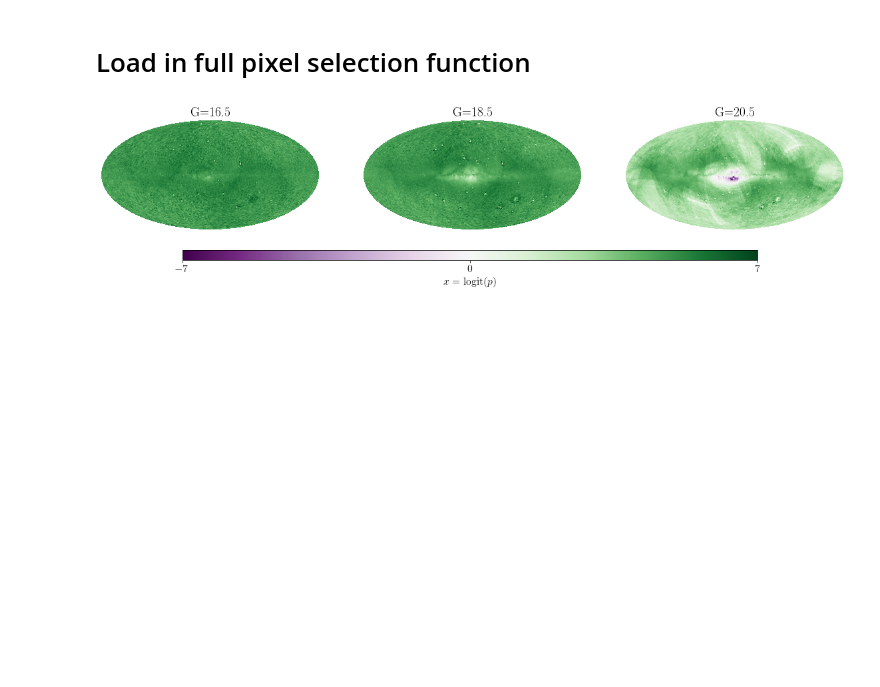
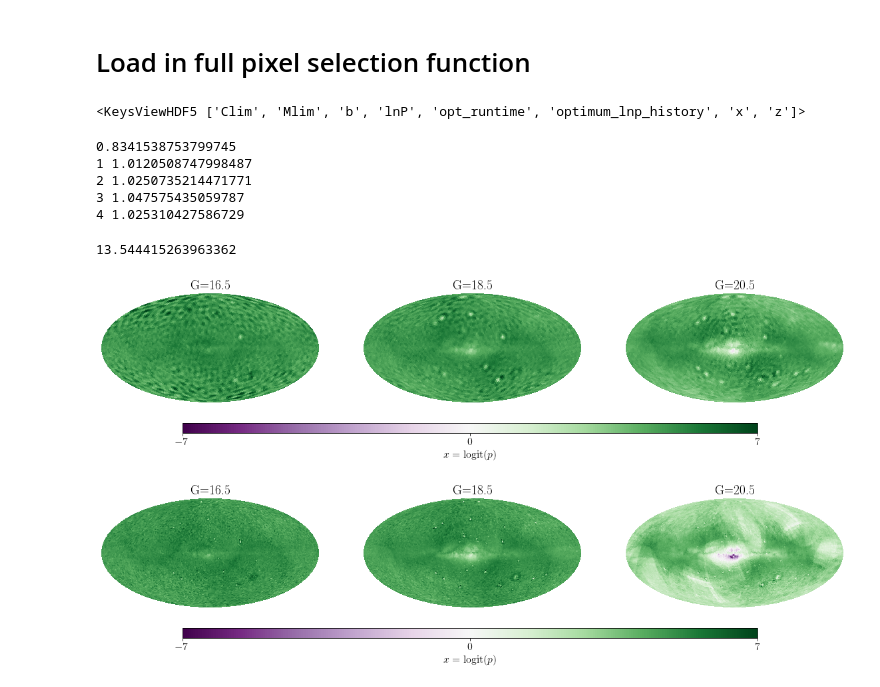
Before and after one commit to gaiaverse/astrometry, a Jupyter notebook: Results/Needlet Astrometry.ipynb, the cells around one changed output. Saved outputs shown, nothing was run; the diff lists cells and outputs as text; code cells hidden in the pictures; blank space fills up the shorter version.

```diff
--- a/Results/Needlet Astrometry.ipynb
+++ b/Results/Needlet Astrometry.ipynb
@@ -82,13 +82,13 @@ from selectionfunctions.source import Source
 import astropy.units as units
 from selectionfunctions.std_paths import data_dir
 # %%
-M = 85; C = 1; nside=64; jmax=5; B=3.; lengthscale = 0.3
+M = 21; C = 1; nside=32; jmax=4; B=2.; lengthscale = 0.3
 run_name = f"chisquare_jmax{jmax}_nside{nside}_M{M}_C{C}_l{lengthscale}_B{B}"
 basis_options = {'needlet':'chisquare', 'j':jmax, 'B':B, 'p':1.0, 'wavelet_tol':1e-2}
 sigma = [-0.81489922, -2.55429039]
 
 map_fname = run_name + "_scipy_results.h5"
-map_fname = run_name + "_ncores50mp_lbfgsb_scipy_latest.h5"
+map_fname = run_name + "_ncores20mp_lbfgsb_scipy_results.h5"
 # %%
 ast_sf = chisel(map_fname=map_fname, nside=64, C=C, M=M, basis_options=basis_options,
                 lengthscale_m=lengthscale, lengthscale_c=lengthscale,
@@ -229,11 +229,52 @@ plt.savefig('figs/%s_expected-x_3hpx.png' % run_name, bbox_inches='tight', dpi=2
 [figure]
 # %% [markdown]
 # Load in full pixel selection function
+# %%
+with h5py.File(os.path.join(data_dir(),map_fname), 'r') as f:
+    print(f.keys())
+# %% [output]
+<KeysViewHDF5 ['Clim', 'Mlim', 'b', 'lnP', 'opt_runtime', 'optimum_lnp_history', 'x', 'z']>
 # %%
 sf_box = {}
 with h5py.File(os.path.join(data_dir(),map_fname), 'r') as f:
     sf_box['x'] = f['x'][...]
     sf_box['b'] = f['b'][...]
+    sf_box['z'] = f['z'][...]
+    M_bins = np.linspace(*f['Mlim'][...], M)
+# %%
+i=1
+print(np.std(sf_box['z']))
+for j in range(1,jmax+1):
+    print(j, np.std(sf_box['z'][i:i+hp.nside2npix(j)]))
+    i+=hp.nside2npix(j)
+# %% [output]
+0.8341538753799745
+1 1.0120508747998487
+2 1.0250735214471771
+3 1.047575435059787
+4 1.025310427586729
+# %%
+np.max(sf_box['z'])
+# %% [output]
+13.544415263963362
+# %%
+#cmap = copy.copy(mpl.cm.get_cmap("viridis"))
+fig, axes = plt.subplots(1,3,figsize=(20,5))
+minmax=[-7,7]
+for i in range(3):
+    plt.sca(axes[i])
+    g_idx = np.sum(M_bins<g[i])-1
+    hp.mollview(sf_box['x'][g_idx,0], nest=True, notext=True,min=minmax[0],max=minmax[1],
+                coord=['C','G'], title='G=%.1f'%g[i], cmap='PRGn', hold=True, cbar=False, xsize=2000)
+#     print()
+
+ax = fig.add_axes([0.21, 0.15, 0.6, 0.04]);
+norm = matplotlib.colors.Normalize(vmin=minmax[0], vmax=minmax[1])
+im = plt.cm.ScalarMappable(norm=norm, cmap='PRGn'); im.set_array([])
+cbar = plt.colorbar(im, cax=ax, orientation='horizontal', ticks=[minmax[0], 0., minmax[1]])
+cbar.set_label(r'$x = \mathrm{logit}(p)$', fontsize=16)
+# %% [output]
+[figure, added]
 # %%
 #cmap = copy.copy(mpl.cm.get_cmap("viridis"))
 fig, axes = plt.subplots(1,3,figsize=(20,5))
```
Also changed, not shown: parts of 6 cells of this notebook, 4 other files.
